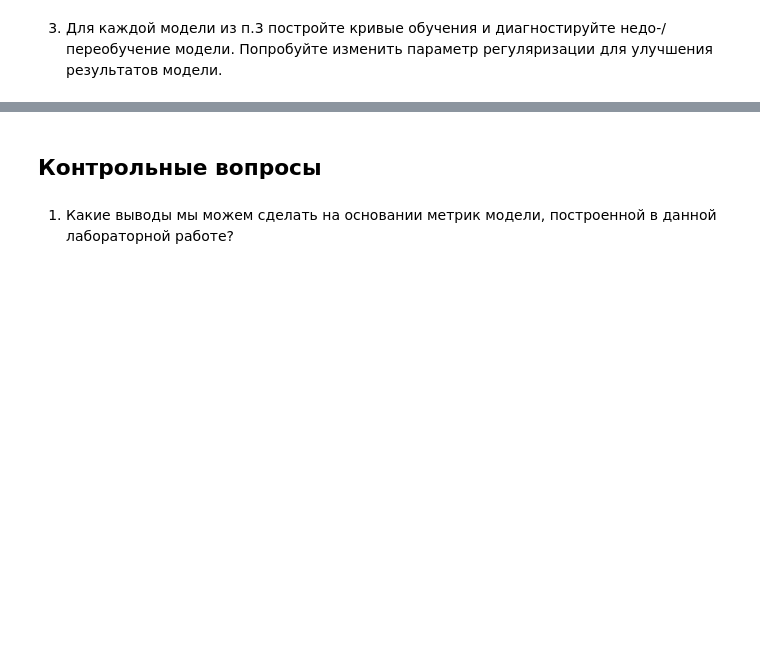
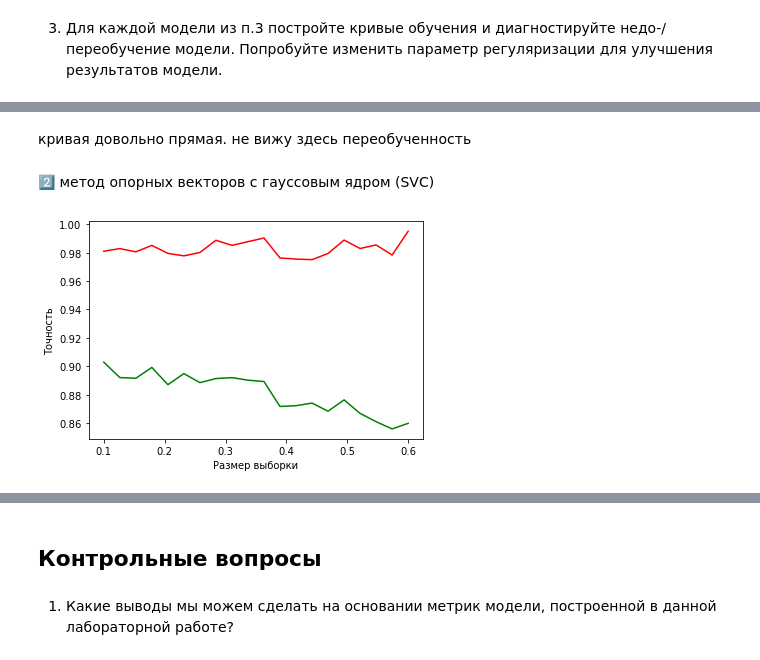
Before and after one commit to victorioustone/tadimo_1, a Jupyter notebook: sem09/ML2.3_Каменчук.ipynb, the cells around one changed output, grey strips where cells are left out. Saved outputs shown, nothing was run; the diff lists cells and outputs as text; code cells hidden in the pictures; blank space fills up the shorter version.

```diff
--- a/sem09/ML2.3_Каменчук.ipynb
+++ b/sem09/ML2.3_Каменчук.ipynb
@@ -233,0 +225,6 @@ Wall time: 5min 51s
+# %%
+%%time
+SVC_rbf = SVC(C=1.0, kernel='rbf', degree=2, gamma='auto').fit(vectors_train, newsgroups_train.target)
+
+pred_train = SVC_rbf.predict(vectors_train)
+pred_test = SVC_rbf.predict(vectors_test)
@@ -370,0 +400,8 @@ RECALL
+# %% [markdown]
+кривая довольно прямая. не вижу здесь переобученность
+# %% [markdown]
+2️⃣ метод опорных векторов с гауссовым ядром (SVC)
+# %%
+training_curve(SVC_rbf)
+# %% [output]
+[figure, added]
```
Also changed, not shown: parts of 27 cells of this notebook.
